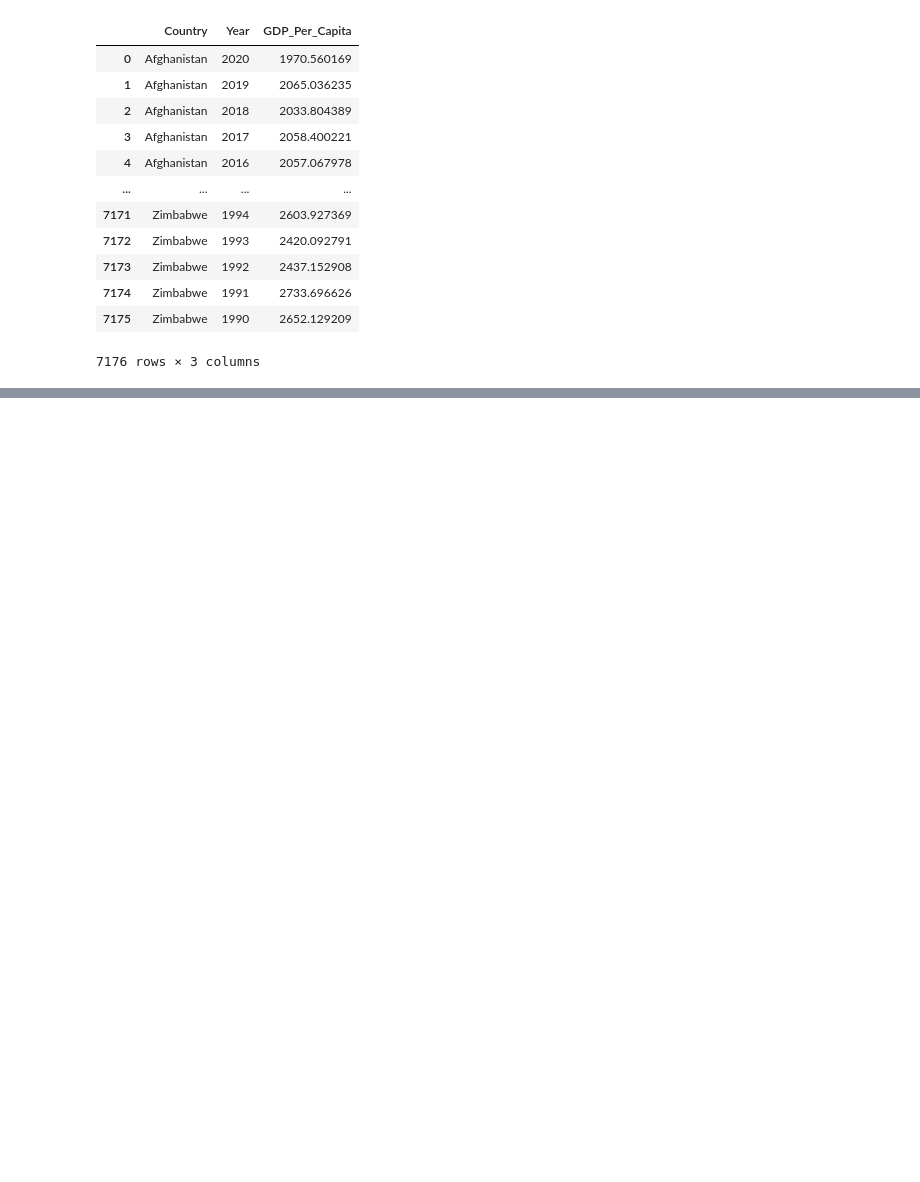
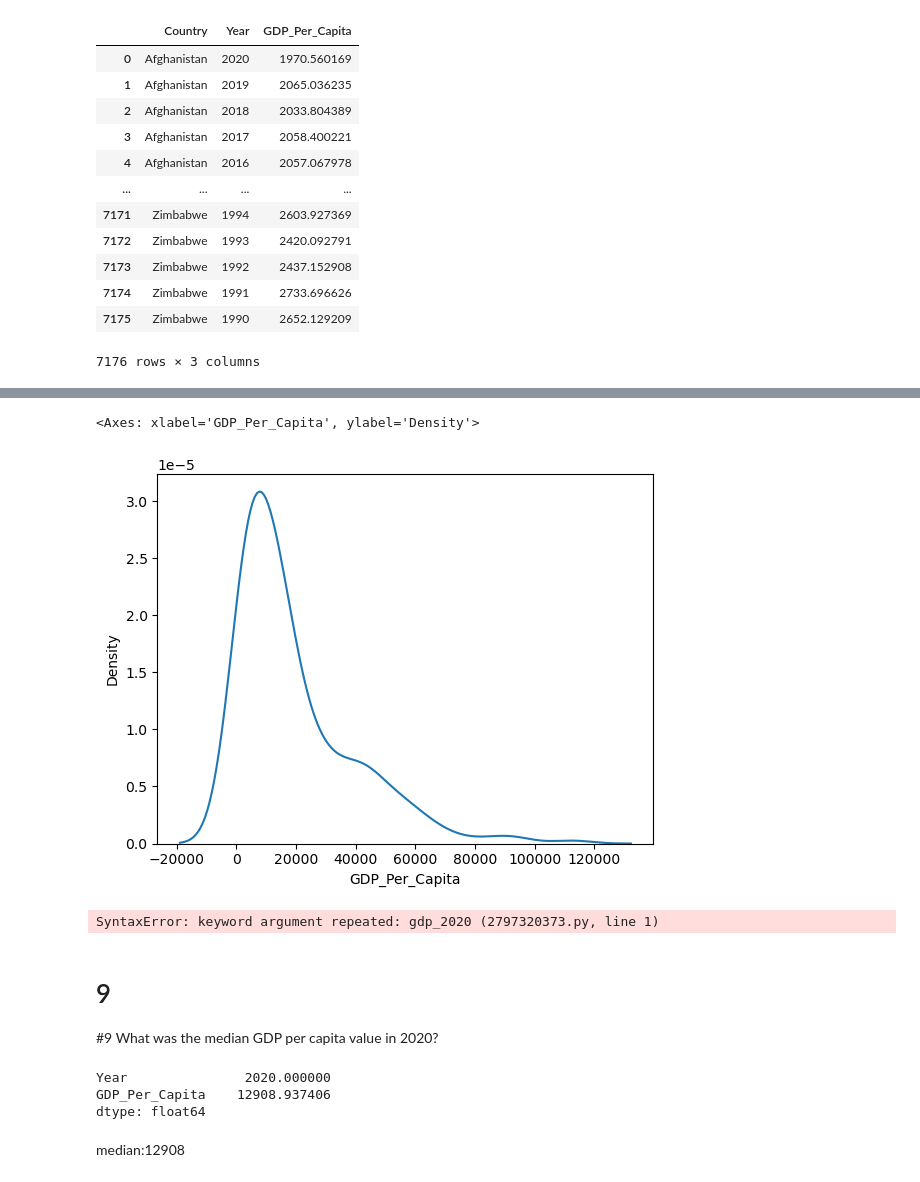
Before and after one commit to alexsacaquirin/UNDATA-PYTHON, a Jupyter notebook: notebooks/UNdata_Project.ipynb, the cells around one changed output, grey strips where cells are left out. Cells and saved outputs as stored; diff of their text form; code cells hidden in the pictures; blank space fills up the shorter version.

```diff
--- a/notebooks/UNdata_Project.ipynb
+++ b/notebooks/UNdata_Project.ipynb
@@ -77,0 +89,20 @@ gdp_df.
+# %%
+sns.kdeplot(gdp_2020['GDP_Per_Capita'])
+# %% [output]
+<Axes: xlabel='GDP_Per_Capita', ylabel='Density'>
+[figure, added]
+# %%
+sns.boxplot(gdp_2020=df["Year"], gdp_2020=df["GDP_Per_Capita"] )
+# %% [output]
+SyntaxError: keyword argument repeated: gdp_2020 (2797320373.py, line 1)
+# %% [markdown]
+# 9
+#9 What was the median GDP per capita value in 2020?
+# %%
+gdp_2020.median()
+# %% [output]
+Year               2020.000000
+GDP_Per_Capita    12908.937406
+dtype: float64
+# %% [markdown]
+median:12908
```
Also changed, not shown: parts of 25 cells of this notebook.
